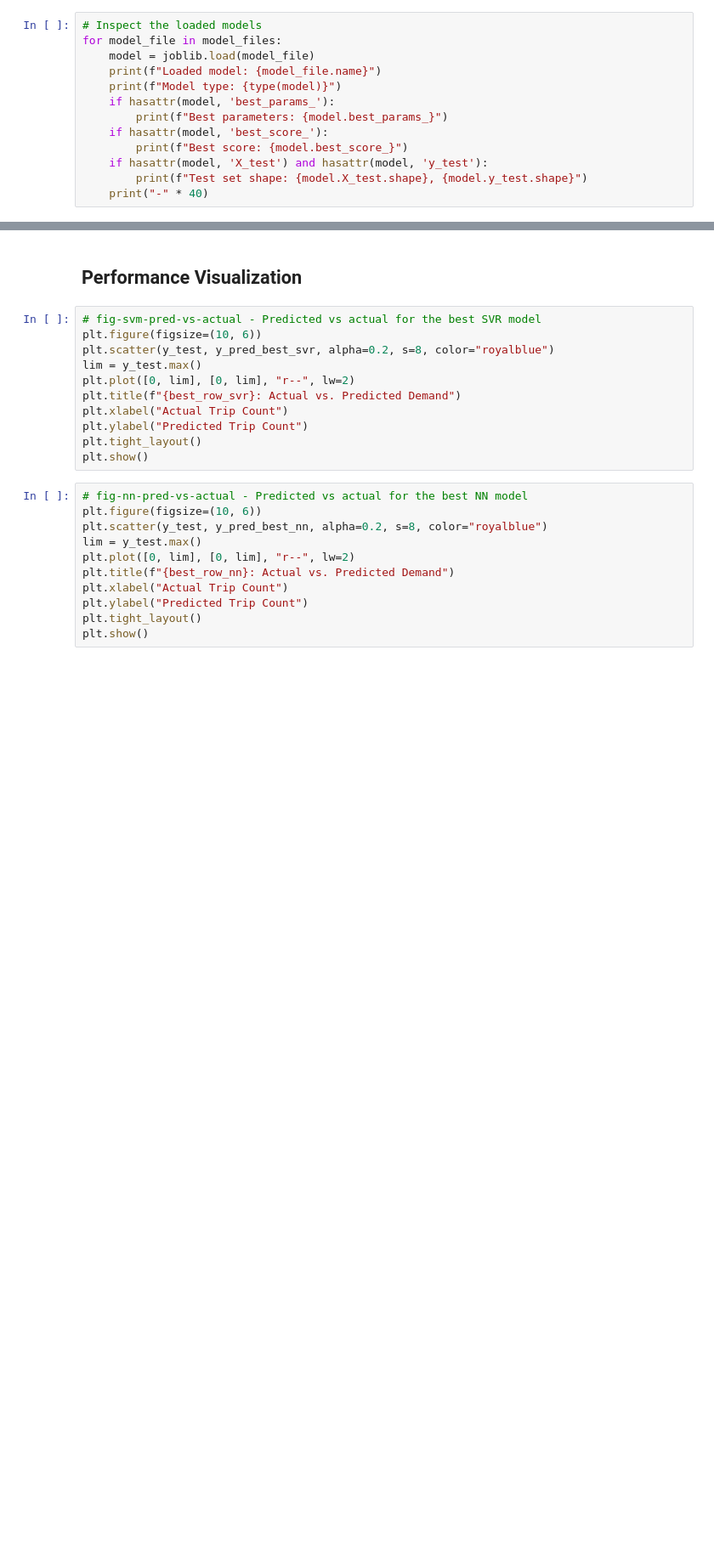
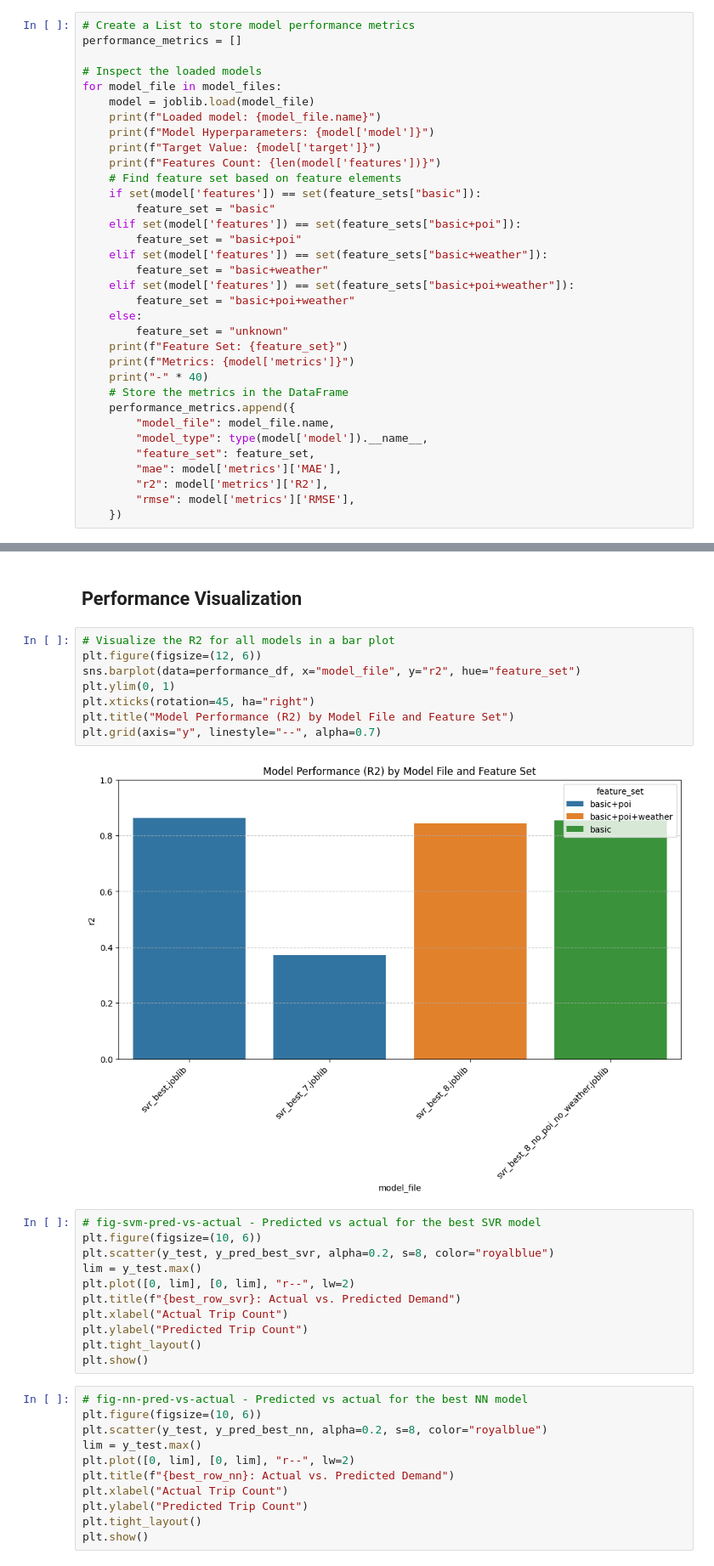
Before and after one commit to larissatheilmann/AAA_Project_Group7, a Jupyter notebook: notebooks/3.4 ModelPerformanceVisualization.ipynb, the cells around one changed output, grey strips where cells are left out. Shown at 85% size. Saved outputs shown, nothing was run; the diff lists cells and outputs as text; blank space fills up the shorter version.

Commit message:
Performance Visualization and FeatureEngineering

```diff
--- a/notebooks/3.4 ModelPerformanceVisualization.ipynb
+++ b/notebooks/3.4 ModelPerformanceVisualization.ipynb
@@ -55,17 +55,38 @@ feature_sets = {
 # For that lets use the names in our model names and match them to the keys in this dictionary.
 # For example, if a model name contains "basic+poi", we will use the corresponding feature set from this dictionary.
 # %%
+# Create a List to store model performance metrics
+performance_metrics = []
+
 # Inspect the loaded models
 for model_file in model_files:
     model = joblib.load(model_file)
     print(f"Loaded model: {model_file.name}")
-    print(f"Model type: {type(model)}")
-    if hasattr(model, 'best_params_'):
-        print(f"Best parameters: {model.best_params_}")
-    if hasattr(model, 'best_score_'):
-        print(f"Best score: {model.best_score_}")
-    if hasattr(model, 'X_test') and hasattr(model, 'y_test'):
-        print(f"Test set shape: {model.X_test.shape}, {model.y_test.shape}")
+    print(f"Model Hyperparameters: {model['model']}")
+    print(f"Target Value: {model['target']}")
+    print(f"Features Count: {len(model['features'])}")
+    # Find feature set based on feature elements
+    if set(model['features']) == set(feature_sets["basic"]):
+        feature_set = "basic"
+    elif set(model['features']) == set(feature_sets["basic+poi"]):
+        feature_set = "basic+poi"
+    elif set(model['features']) == set(feature_sets["basic+weather"]):
+        feature_set = "basic+weather"
+    elif set(model['features']) == set(feature_sets["basic+poi+weather"]):
+        feature_set = "basic+poi+weather"
+    else:
+        feature_set = "unknown"
+    print(f"Feature Set: {feature_set}")
+    print(f"Metrics: {model['metrics']}")
     print("-" * 40)
+    # Store the metrics in the DataFrame
+    performance_metrics.append({
+        "model_file": model_file.name,
+        "model_type": type(model['model']).__name__,
+        "feature_set": feature_set,
+        "mae": model['metrics']['MAE'],
+        "r2": model['metrics']['R2'],
+        "rmse": model['metrics']['RMSE'],
+    })
 # %% [output]
 Loaded model: svr_best_8.joblib
@@ -130,5 +123,15 @@ Here we compare our performance metrics on the test set for multiple SVM and NN
 # %% [markdown]
 ## Performance Visualization
+# %%
+# Visualize the R2 for all models in a bar plot
+plt.figure(figsize=(12, 6))
+sns.barplot(data=performance_df, x="model_file", y="r2", hue="feature_set")
+plt.ylim(0, 1)
+plt.xticks(rotation=45, ha="right")
+plt.title("Model Performance (R2) by Model File and Feature Set")
+plt.grid(axis="y", linestyle="--", alpha=0.7)
+# %% [output]
+[figure, added]
 # %%
 # fig-svm-pred-vs-actual - Predicted vs actual for the best SVR model
 plt.figure(figsize=(10, 6))
```
Also changed, not shown: parts of 3 cells of this notebook, 9 other files.
